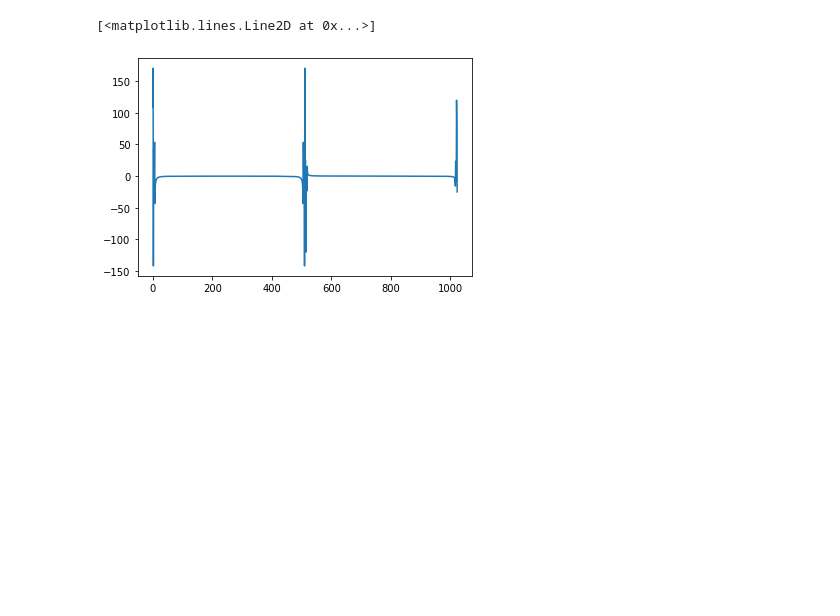
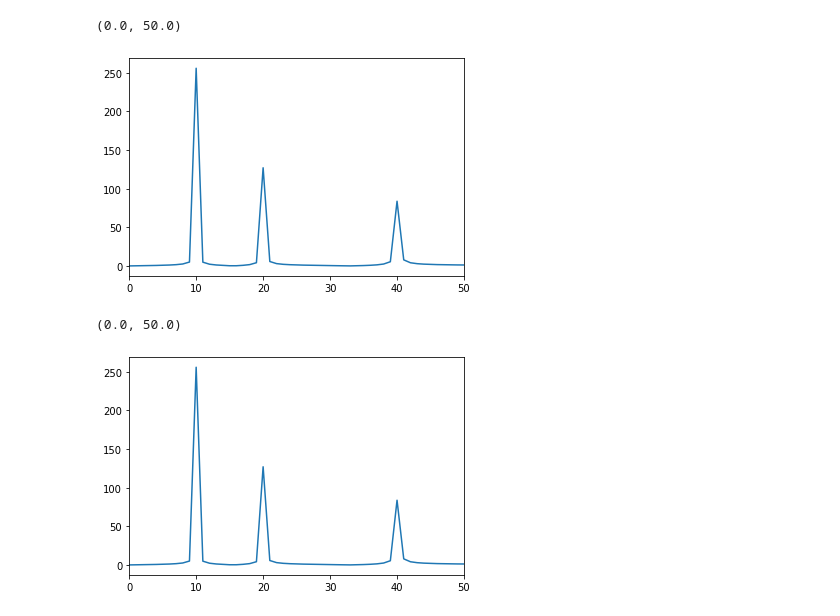
Before and after one commit to ik9702/cfft_practice, a Jupyter notebook: test2.ipynb, the cells around one changed output. Saved outputs shown, nothing was run; the diff lists cells and outputs as text; code cells hidden in the pictures; blank space fills up the shorter version.

```diff
--- a/test2.ipynb
+++ b/test2.ipynb
@@ -38,6 +40,13 @@ plt.plot(res)
+# %%
+plt.plot(np.sqrt(res[:512]**2 + res[512:]**2))
+plt.xlim(0, 50)
+# %% [output]
+(0.0, 50.0)
+[figure, added]
 # %%
 nft = np.fft.fft(sample)
-plt.plot(np.append(nft.real, nft.imag))
+plt.plot(abs(nft))
+plt.xlim(0,50)
 # %% [output]
-[<matplotlib.lines.Line2D at 0x...>]
+(0.0, 50.0)
-[figure, old version]
+[figure, new version]
```
Also changed, not shown: parts of 4 cells of this notebook, 5 other files.
